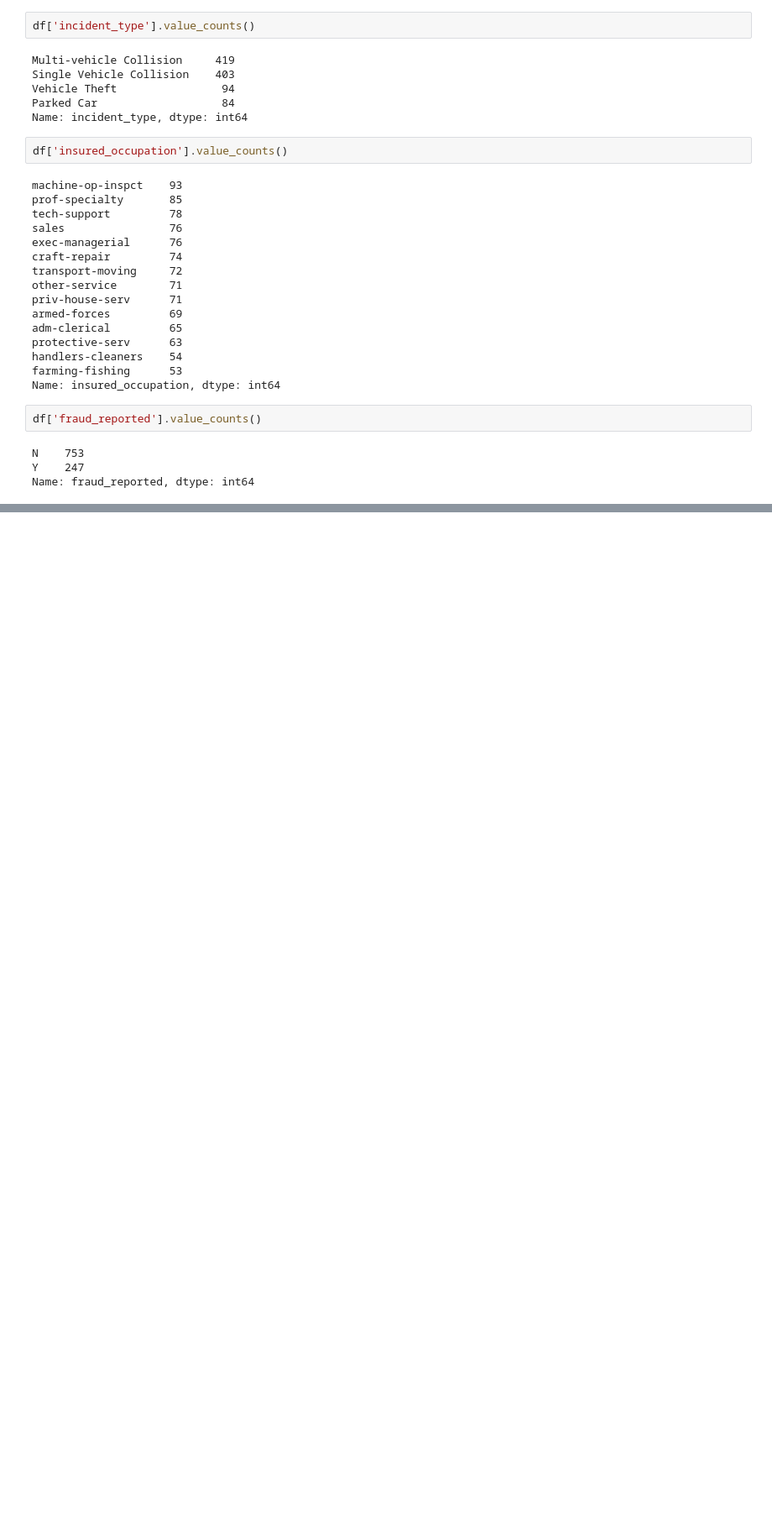
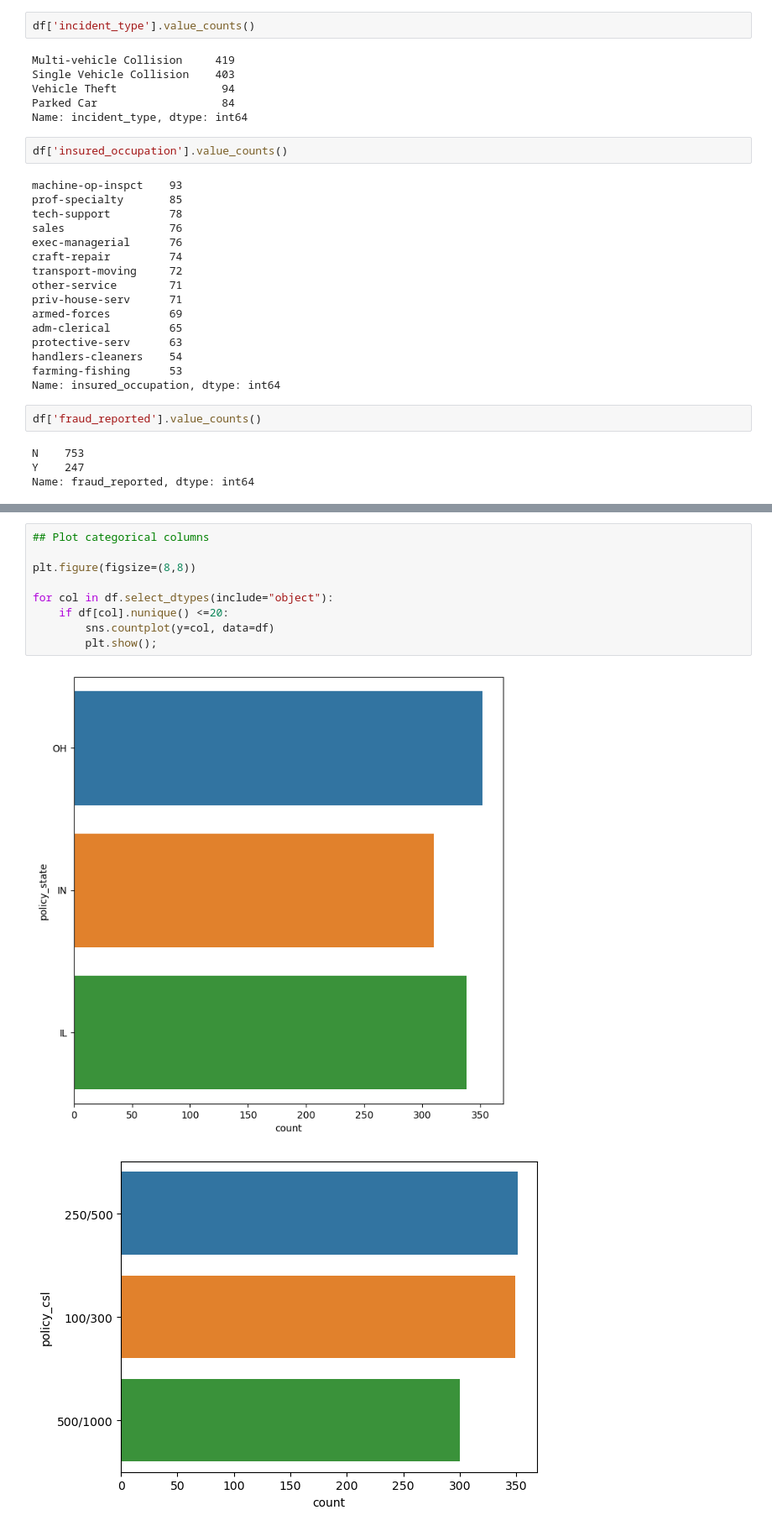
Before and after one commit to gbiamgaurav/insurance_claims, a Jupyter notebook: notebook/EDA_Insurance_claims.ipynb, the cells around one changed output, grey strips where cells are left out. Shown at 84% size. Drawn from its saved outputs; the diff is of its cells as text; blank space fills up the shorter version.

```diff
--- a/notebook/EDA_Insurance_claims.ipynb
+++ b/notebook/EDA_Insurance_claims.ipynb
@@ -250,0 +317,12 @@ Name: fraud_reported, dtype: int64
+# %%
+## Plot categorical columns
+
+plt.figure(figsize=(8,8))
+
+for col in df.select_dtypes(include="object"):
+    if df[col].nunique() <=20:
+        sns.countplot(y=col, data=df)
+        plt.show();
+# %% [output]
+[figure, added]
+[figure, added]
```
Also changed, not shown: parts of 16 cells of this notebook.
